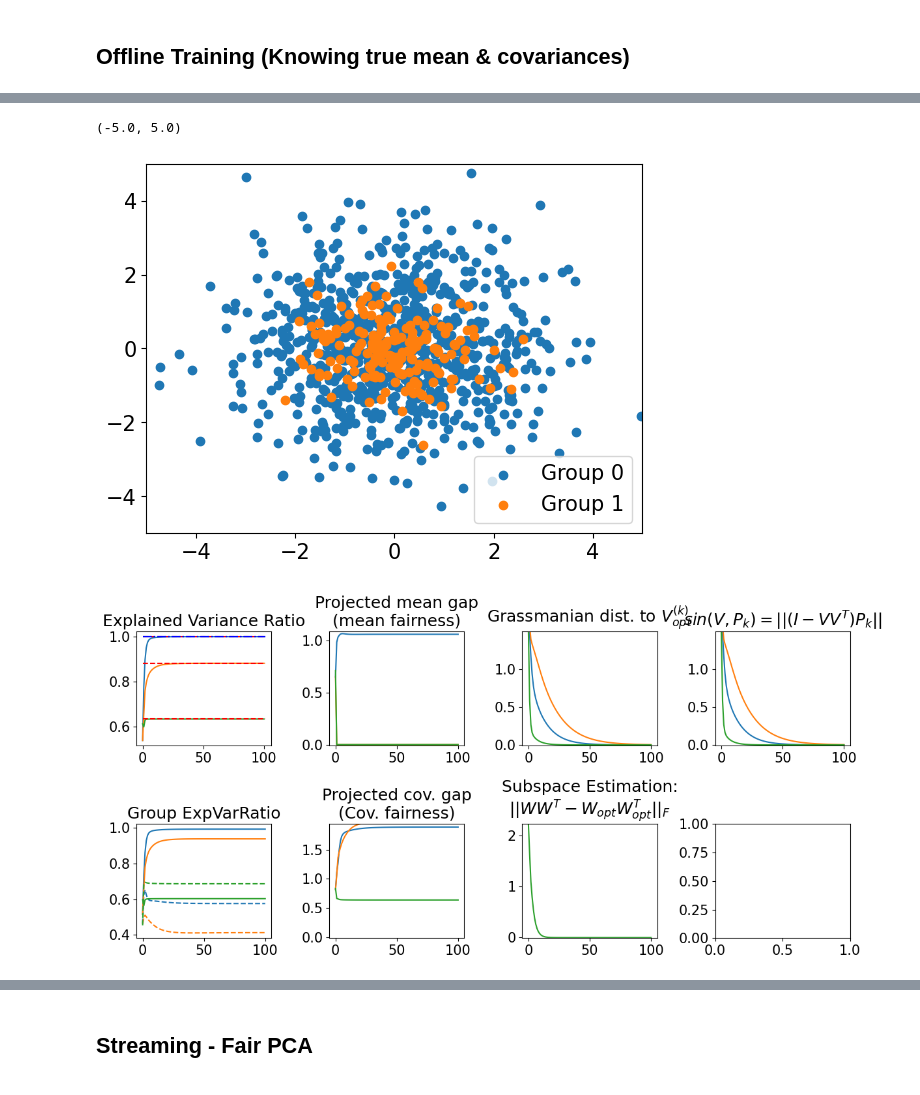
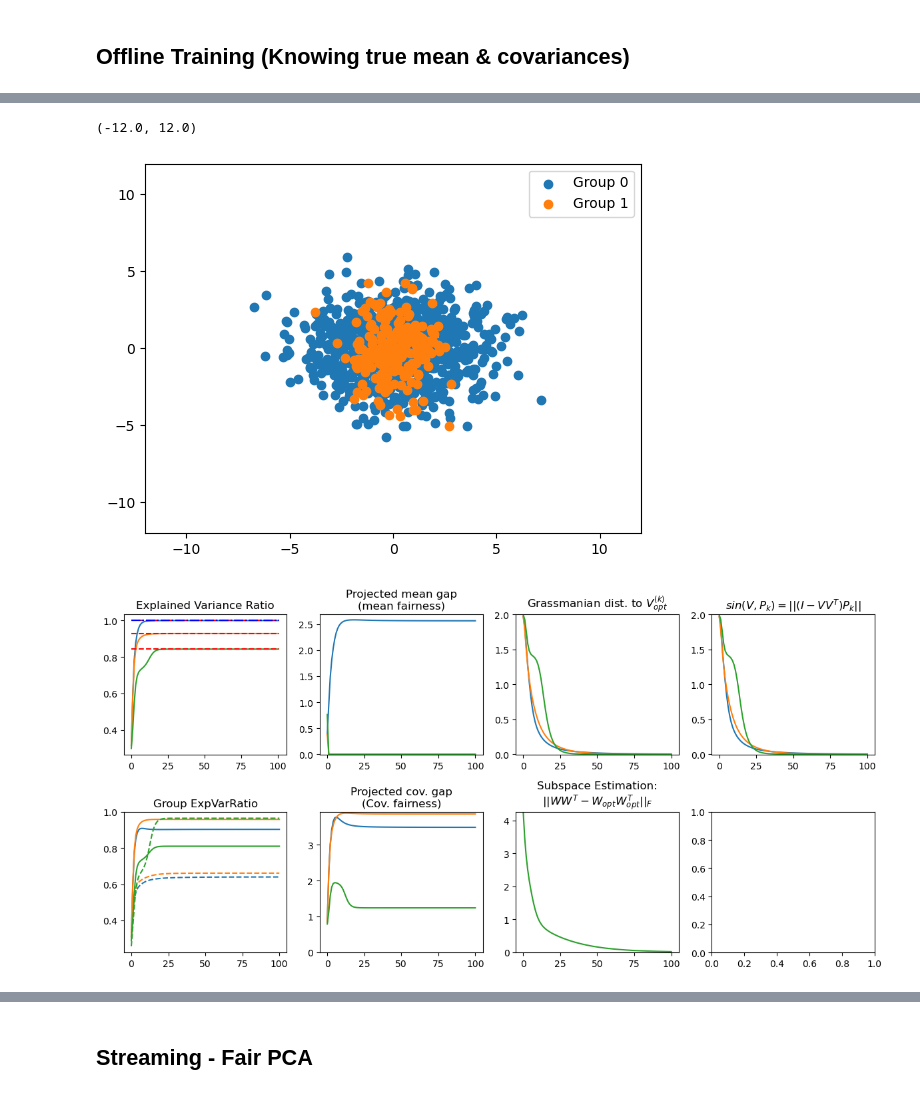
Before and after one commit to HanseulJo/fair-streaming-pca, a Jupyter notebook: synthetic_fair_streaming_pca/FairPCA.ipynb, the cells around one changed output, grey strips where cells are left out. Cells and saved outputs as stored; diff of their text form; code cells hidden in the pictures.

```diff
--- a/synthetic_fair_streaming_pca/FairPCA.ipynb
+++ b/synthetic_fair_streaming_pca/FairPCA.ipynb
@@ -4,16 +4,17 @@ import matplotlib.pyplot as plt
 import jax.numpy as np
 from jax import random
 from copy import deepcopy
+from tqdm.auto import tqdm
 
 Algo = StreamingFairBlockPCA(
-    data_dim=10,
+    data_dim=100,
     probability=0.2,
-    rank=3,  # effective rank of Sigma_gap
+    rank=5,  # effective rank of Sigma_gap
     seed=42,
-    eps=0.1,
-    mu_scale=-1.2,
-    max_cov_eig0=2,
-    max_cov_eig1=1.5,
+    eps=.3,
+    mu_scale=3,
+    max_cov_eig0=4,
+    max_cov_eig1=3,
 )
 # %%
 fig, ax = plt.subplots(1, 3, figsize=(12, 4))
@@ -108,26 +109,27 @@ for s in range(2):
 plt.scatter(X_mean[0],Y_mean[0], label='Group 0')
 plt.scatter(X_mean[1],Y_mean[1], label='Group 1')
 plt.legend()
-plt.xlim(-5,5)
-plt.ylim(-5,5)
+plt.xlim(-12,12)
+plt.ylim(-12,12)
 # %% [output]
-(-5.0, 5.0)
+(-12.0, 12.0)
-[figure, old version]
+[figure, new version]
 # %%
+n_iter=100
 Algo.offline_train(
     target_dim=2,
-    rank=3,
+    rank=10,
     n_iter=n_iter,
     n_iter_inner=n_iter,
     lr=1,
     pca_optimization='pm',
     constraint='all',
     seed=0,
 )
 # fig, axes = Algo.plot_buffer(save=None);
 Algo.plot_buffer(save=None, fig=fig, axes=axes); fig
 # %% [output]
-[figure, old version]
+[figure, new version]
 # %%
 X_all, Y_all = [[],[]], [[],[]]
 for s in range(2):
```
Also changed, not shown: parts of 18 cells of this notebook, 42 other files.
